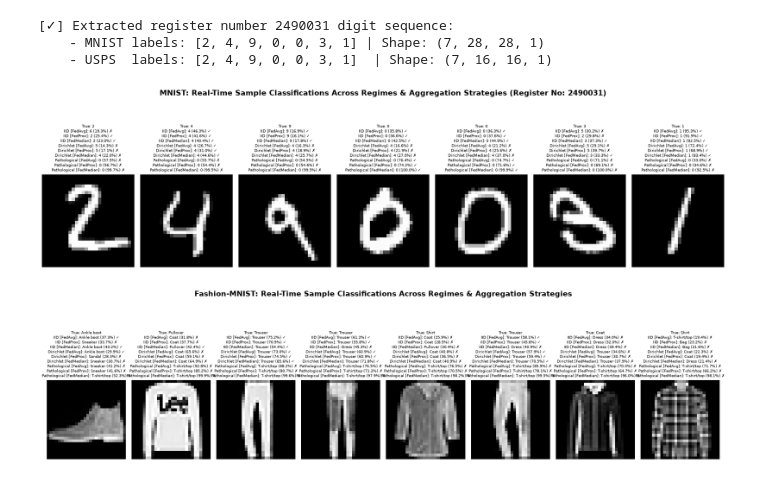
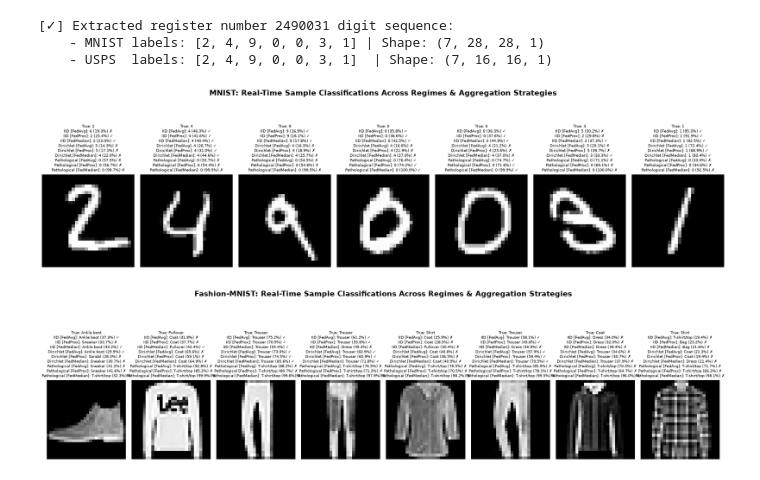
Before and after one commit to bernardbdas/research, a Jupyter notebook: notebooks/00-preliminaries/02-iid-vs-noniid.ipynb, the cells around one changed output. Drawn from its saved outputs; the diff is of its cells as text; code cells hidden in the pictures.

```diff
--- a/notebooks/00-preliminaries/02-iid-vs-noniid.ipynb
+++ b/notebooks/00-preliminaries/02-iid-vs-noniid.ipynb
@@ -715,35 +715,35 @@ for reg_label, reg_key, reg_slug in regimes:
                 _, params = unpack_history_and_params(sub_data[agg_key])
 
         # Fallback to saved checkpoint from disk
         if params is None:
             ckpt_file = (
                 Path(CHECKPOINT_DIR)
                 / "mnist"
                 / f"simple_cnn_mnist_{reg_slug}_{agg_slug}.msgpack"
             )
             if ckpt_file.exists():
                 params = load_model_checkpoint(ckpt_file)["params"]
 
         if params is not None:
             preds, confs, _ = predict_with_confidence(eval_model, params, x_mnist_reg)
             mnist_model_preds[model_tag] = (preds, confs)
 
 fig = plot_sample_classifications(
     images=x_mnist_reg,
     true_labels=y_mnist_reg,
     model_predictions=mnist_model_preds,
     class_names=get_class_names("mnist"),
     num_samples=len(y_mnist_reg),
     is_cifar=False,
     title=(
-        f"MNIST: Real-Time Sample Classifications Across Regimes & Aggregation Strategies (Register No: {REGISTER_NUMBER})"
+        "MNIST: Real-Time Sample Classifications Across Regimes & Aggregation Strategies"
     ),
     figsize=(18, 6.2),
     fontsize=7.5,
 )
 plt.show()
 # %% [output]
-[figure, old version]
+[figure, new version]
 # %%
 # Real-time inference and confidence scoring on Fashion-MNIST across aggregators & regimes
 fashion_model_preds = {}
```
Also changed, not shown: parts of 1 cell of this notebook, 3 other files.
